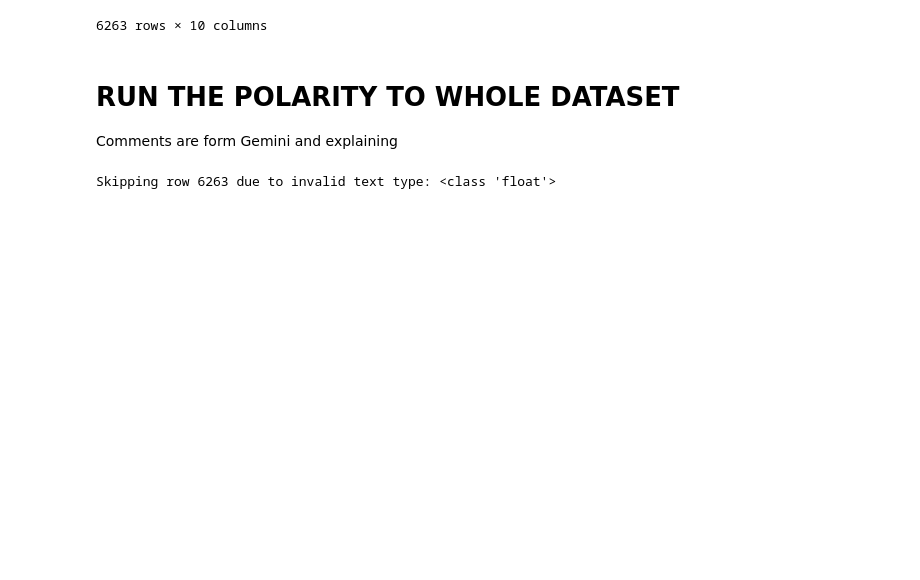
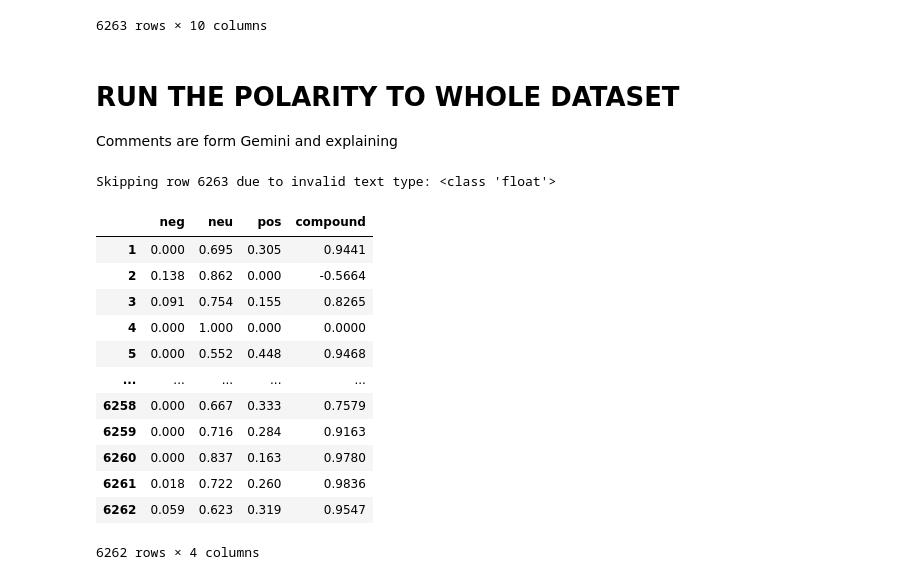
Before and after one commit to karuna3laka/Sentimental-Analyzing-for-Texts, a Jupyter notebook: Sentimental_Analiziz.ipynb, the cells around one changed output. Saved outputs shown, nothing was run; the diff lists cells and outputs as text; code cells hidden in the pictures; blank space fills up the shorter version.

```diff
--- a/Sentimental_Analiziz.ipynb
+++ b/Sentimental_Analiziz.ipynb
@@ -199,3 +200,21 @@ for i, row in tqdm(df.iterrows(), total=len(df)):
         # res[myid] = {'neg': 0.0, 'neu': 0.0, 'pos': 0.0, 'compound': 0.0}
 # %% [output]
 Skipping row 6263 due to invalid text type: <class 'float'>
+# %%
+vaders=pd.DataFrame(res).T
+
+# T --> swapping the rows and columns
+# %% [output]
+|  | neg | neu | pos | compound |
+| 1 | 0.000 | 0.695 | 0.305 | 0.9441 |
+| 2 | 0.138 | 0.862 | 0.000 | -0.5664 |
+| 3 | 0.091 | 0.754 | 0.155 | 0.8265 |
+| 4 | 0.000 | 1.000 | 0.000 | 0.0000 |
+| 5 | 0.000 | 0.552 | 0.448 | 0.9468 |
+| ... | ... | ... | ... | ... |
+| 6258 | 0.000 | 0.667 | 0.333 | 0.7579 |
+| 6259 | 0.000 | 0.716 | 0.284 | 0.9163 |
+| 6260 | 0.000 | 0.837 | 0.163 | 0.9780 |
+| 6261 | 0.018 | 0.722 | 0.260 | 0.9836 |
+| 6262 | 0.059 | 0.623 | 0.319 | 0.9547 |
+6262 rows × 4 columns
```
Also changed, not shown: parts of 4 cells of this notebook.
